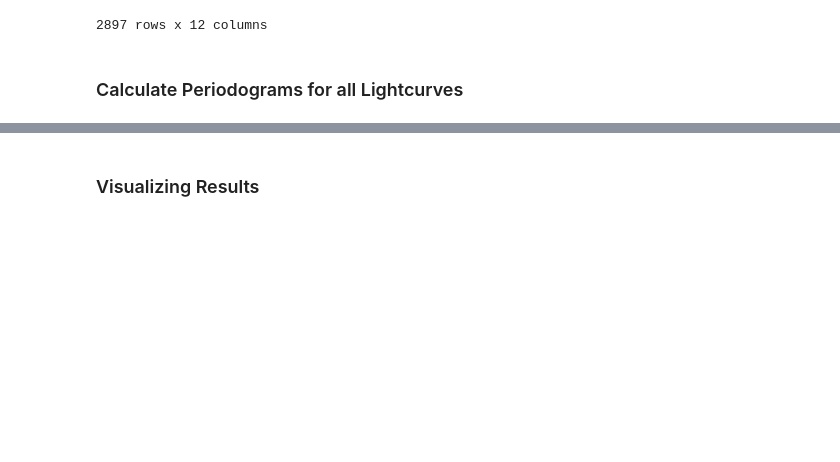
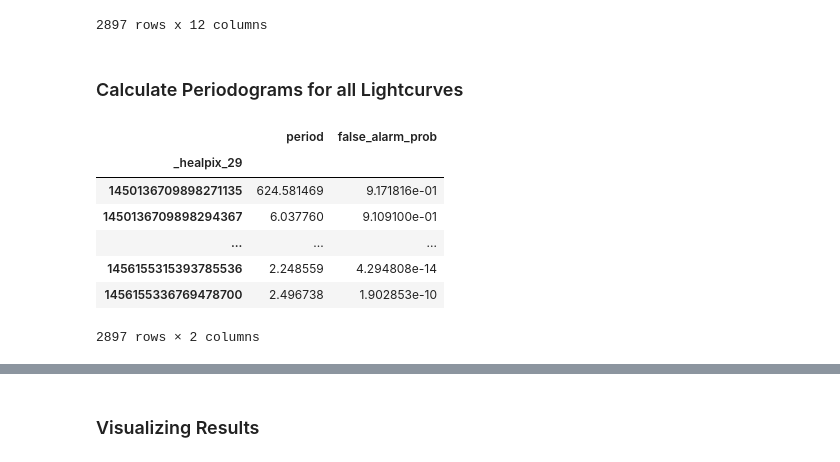
Before and after one commit to lincc-frameworks/RCW_Hackathon_2025_LSDB, a Jupyter notebook: Notebook_2.ipynb, the cells around one changed output, grey strips where cells are left out. Drawn from its saved outputs; the diff is of its cells as text; code cells hidden in the pictures; blank space fills up the shorter version.

```diff
--- a/Notebook_2.ipynb
+++ b/Notebook_2.ipynb
@@ -165,3 +165,33 @@ ztf_ndf
 2897 rows x 12 columns
 # %% [markdown]
 ### Calculate Periodograms for all Lightcurves
+# %%
+from astropy.timeseries import LombScargle
+
+# Define a periodogram calculator function, using astropy's LombScargle
+def extract_period(time, mag, error):
+    ls = LombScargle(time, mag, error)
+    freq, power = ls.autopower()
+    argmax = np.argmax(power)
+    period = 1.0 / freq[argmax]
+    false_alarm_prob = ls.false_alarm_probability(power[argmax])
+    return {"period": period, "false_alarm_prob": false_alarm_prob}
+
+# Apply our function to each timeseries via reduce
+periods_ndf = ztf_ndf.reduce(
+    extract_period,
+    # Column names specifying function arguments
+    "timeseries.hmjd",
+    "timeseries.mag",
+    "timeseries.magerr",
+)
+periods_ndf
+# %% [output]
+|  | period | false_alarm_prob |
+| _healpix_29 |  |  |
+| 1450136709898271135 | 624.581469 | 9.171816e-01 |
+| 1450136709898294367 | 6.037760 | 9.109100e-01 |
+| ... | ... | ... |
+| 1456155315393785536 | 2.248559 | 4.294808e-14 |
+| 1456155336769478700 | 2.496738 | 1.902853e-10 |
+2897 rows × 2 columns
```
Also changed, not shown: parts of 4 cells of this notebook.
